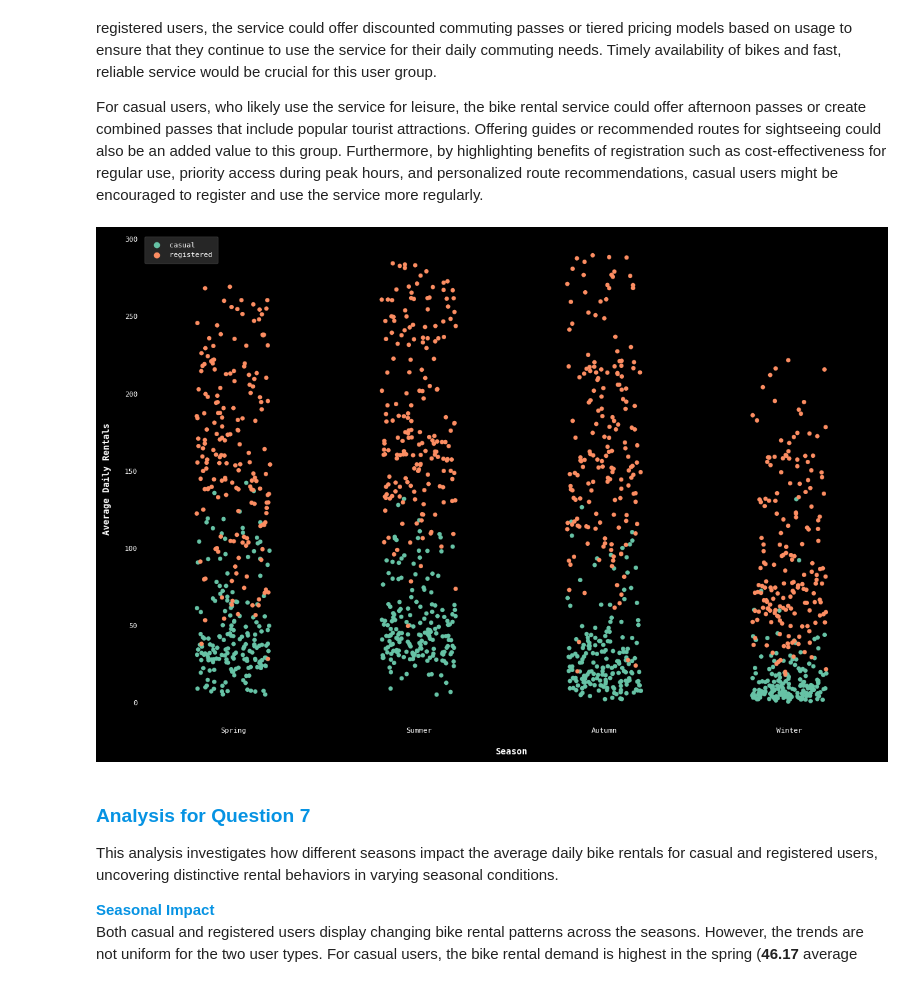
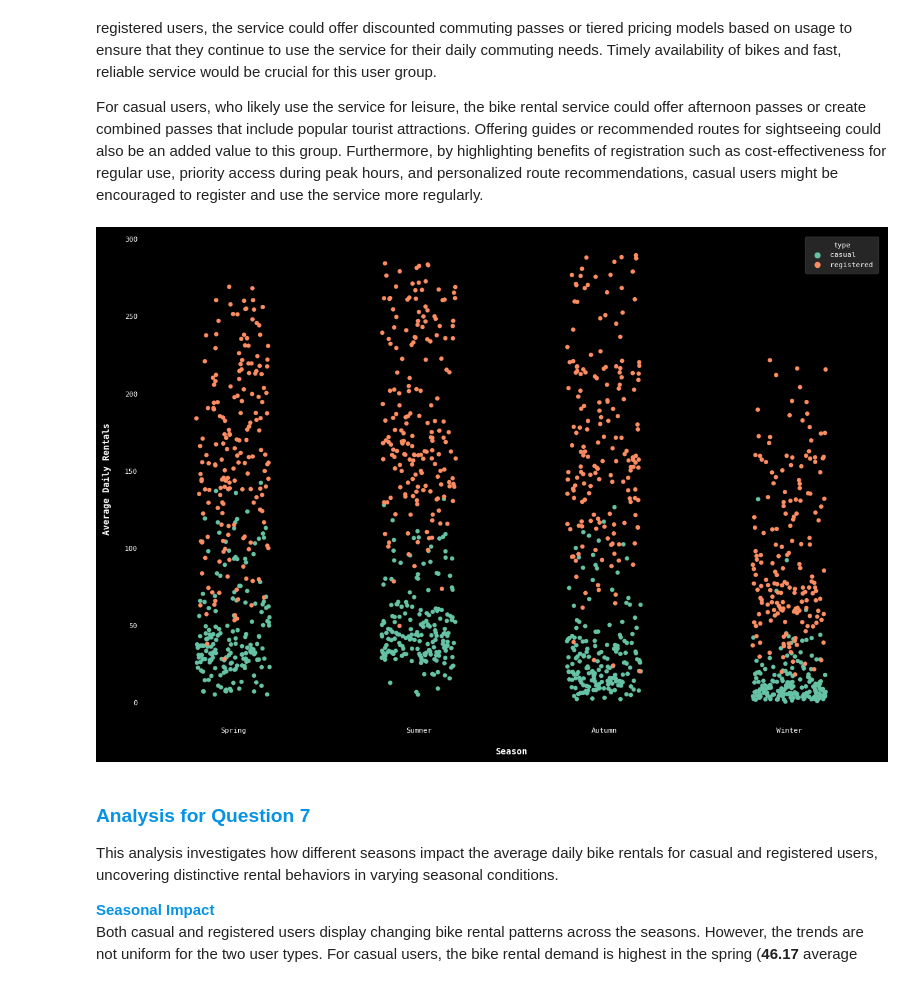
Before and after one commit to jparkington/Project-Cultivate, a Jupyter notebook: Exploration.ipynb, the cells around one changed output. Drawn from its saved outputs; the diff is of its cells as text; code cells hidden in the pictures.

```diff
--- a/Exploration.ipynb
+++ b/Exploration.ipynb
@@ -538,38 +540,36 @@ For casual users, who likely use the service for leisure, the bike rental servic
 def seasonal_daily_average_rentals(df : pd.DataFrame):
     '''
     Visualizes the daily average number of bike rentals for casual and registered users across different seasons.
 
     1. Maps the `season` column to corresponding season names.
     2. Groups the data by `season` and `dteday` and melts the `casual` and `registered` columns.
     3. Creates a strip plot where the x-axis represents the season and the y-axis represents the daily average number of bike rentals,
        and the points are colored based on the user type.
 
     Parameters:
         df (pd.DataFrame) : The bike sharing dataset as a pandas DataFrame.
 
     The purpose of this function is to provide insights into how the seasons affect the demand for bike rentals for casual and
     registered users. Understanding these patterns can help a prospective bike sharing company optimize their service offerings for
     different user groups. A jitter is introduced to allow anomalies to be detected across both categories.
     '''
 
     grouped = df.groupby(['season', 'dteday'])[['casual', 'registered']].mean().reset_index()
     sns.stripplot(x      = 'season',
-                  y      = 'n',
+                  y      = 'Average Daily Rentals',
                   hue    = 'type',
                   jitter = 0.2,
                   data   = grouped.melt(id_vars    = ['season', 'dteday'],
                                         value_vars = ['casual', 'registered'],
                                         var_name   = 'type',
-                                        value_name = 'n'))
+                                        value_name = 'Average Daily Rentals'))
 
     plt.xticks(range(4), ['Spring', 'Summer', 'Autumn', 'Winter'])
     plt.xlabel('Season')
-    plt.ylabel('Average Daily Rentals')
-    plt.legend(loc = 'upper left')
 
 seasonal_daily_average_rentals(bike_sharing)
 # %% [output]
-[figure, old version]
+[figure, new version]
 # %% [markdown]
 ### <span style="color:#0693e3">**Analysis for Question 7**</span>
 This analysis investigates how different seasons impact the average daily bike rentals for casual and registered users, uncovering distinctive rental behaviors in varying seasonal conditions.
```
Also changed, not shown: parts of 8 cells of this notebook.
